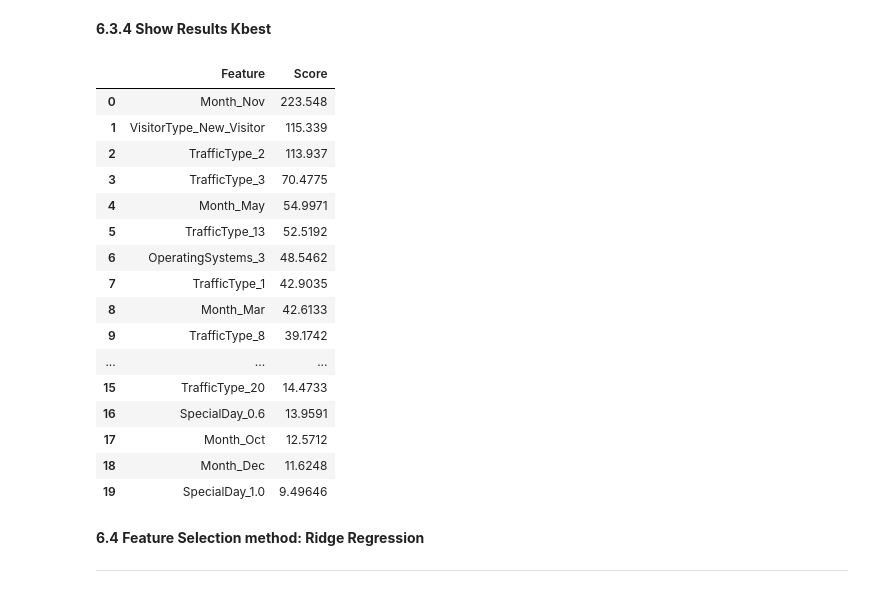
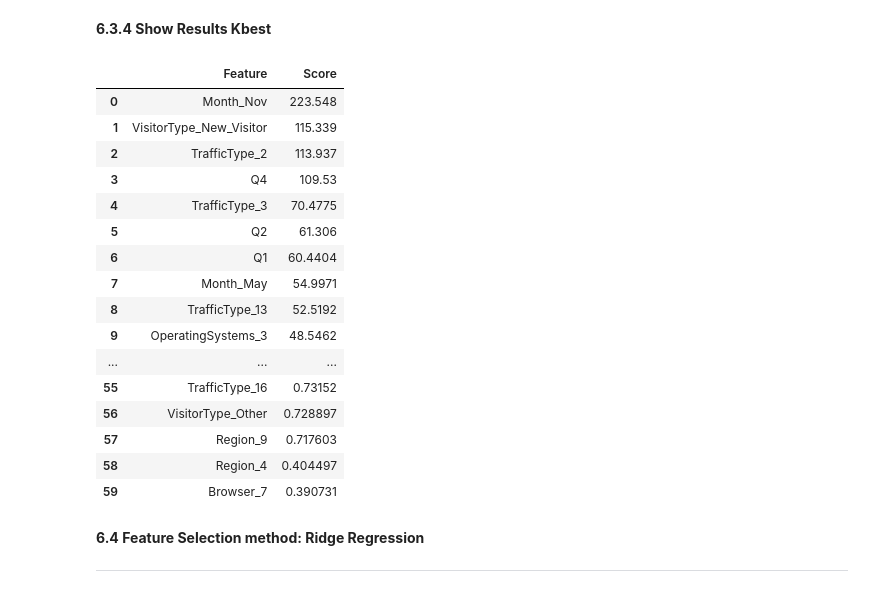
Before and after one commit to fairfield-university-ba545/project2-mtb, a Jupyter notebook: 5._Pipeline_1.ipynb, the cells around one changed output. Drawn from its saved outputs; the diff is of its cells as text; code cells hidden in the pictures.

```diff
--- a/5._Pipeline_1.ipynb
+++ b/5._Pipeline_1.ipynb
@@ -741,5 +782,44 @@ Out of the three methods a combination is chosen of the top selected features fr
 ## RFE
 # %% [markdown]
 <b> 6.1 Define Features (X) and Target (Y)
+# %%
+####################################################################################
+# get the list of the continuous features, whereby:
+# outliers removed with IQR (used suffix _iqr)
+# normalized using yeojohnson (used suffix _yj)
+# standardized using Z-score (used suffix _zscore)
+####################################################################################
+lst_continuous_features = [col for col in df.columns if '_iqr_yj_zscore' in col]
+## test if list is correct
+#lst_continuous_features
+
+####################################################################################
+# get the list of the categorical features
+####################################################################################
+## only get the boolean features, where the values are unique with 0 and 1 integers
+# create an empty list to append the categorical features column names to
+lst_categorical_features = []
+
+# iterate through the pandas dataframe and check if the unique values are of length 2
+for column in df:
+    # get a list of unique values for each column in the dataframe
+    lst_values = df[column].unique()
+    # if the length of the list is equal to 2, it can be a boolean with values [0 1] or [1 0]
+    if len(lst_values) == 2:
+        lst_categorical_features.append(column)
+
+# drop target variable from the categorical list
+lst_categorical_features.remove('Revenue')
+
+# check if the list contains only categorical features
+#print(lst_categorical_features)
+
+####################################################################################
+# Combine the lists to get a combined list of all the features in the dataset
+# (used in Feature Selection)
+####################################################################################
+lst_all_features = lst_continuous_features+lst_categorical_features
+# show list with all features (continuous + categorical)
+#lst_all_features
 # %%
 # Define Features
@@ -865,33 +991,33 @@ fit = test.fit(X, Y)
 # %%
 # create a dataframe with scores ranked from large to small scores for features (transpose dataframe)
 df_kbest_features = pd.DataFrame([list_kbest_features, fit.scores_.tolist()]).transpose()
 
 # rename columns of dataframe
 df_kbest_features.columns = ['Feature', 'Score']
 
 ## order by Score descending and reset index after sorting
 df_kbest_rank = df_kbest_features.sort_values(by=['Score'], ascending=False).reset_index(drop=True)
 
 # show dataframe (top 20 features of Kbest)
-df_kbest_rank.head(20)
+df_kbest_rank.head(60)
 # %% [output]
 |  | Feature | Score |
 | 0 | Month_Nov | 223.548 |
 | 1 | VisitorType_New_Visitor | 115.339 |
 | 2 | TrafficType_2 | 113.937 |
-| 3 | TrafficType_3 | 70.4775 |
-| 4 | Month_May | 54.9971 |
-| 5 | TrafficType_13 | 52.5192 |
-| 6 | OperatingSystems_3 | 48.5462 |
-| 7 | TrafficType_1 | 42.9035 |
-| 8 | Month_Mar | 42.6133 |
-| 9 | TrafficType_8 | 39.1742 |
+| 3 | Q4 | 109.53 |
+| 4 | TrafficType_3 | 70.4775 |
+| 5 | Q2 | 61.306 |
+| 6 | Q1 | 60.4404 |
+| 7 | Month_May | 54.9971 |
+| 8 | TrafficType_13 | 52.5192 |
+| 9 | OperatingSystems_3 | 48.5462 |
 | ... | ... | ... |
-| 15 | TrafficType_20 | 14.4733 |
-| 16 | SpecialDay_0.6 | 13.9591 |
-| 17 | Month_Oct | 12.5712 |
-| 18 | Month_Dec | 11.6248 |
-| 19 | SpecialDay_1.0 | 9.49646 |
+| 55 | TrafficType_16 | 0.73152 |
+| 56 | VisitorType_Other | 0.728897 |
+| 57 | Region_9 | 0.717603 |
+| 58 | Region_4 | 0.404497 |
+| 59 | Browser_7 | 0.390731 |
 # %% [markdown]
 <b> 6.4 Feature Selection method: Ridge Regression
 ___
```
Also changed, not shown: parts of 32 cells of this notebook, 3 other files.
